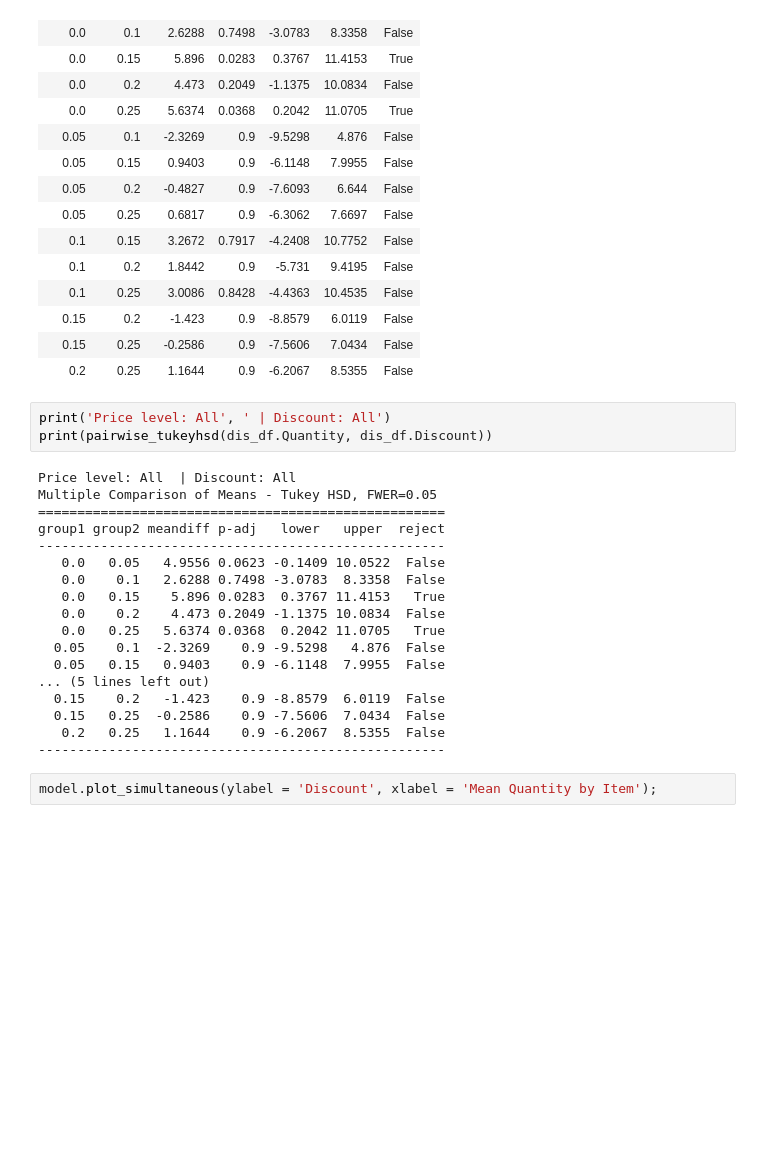
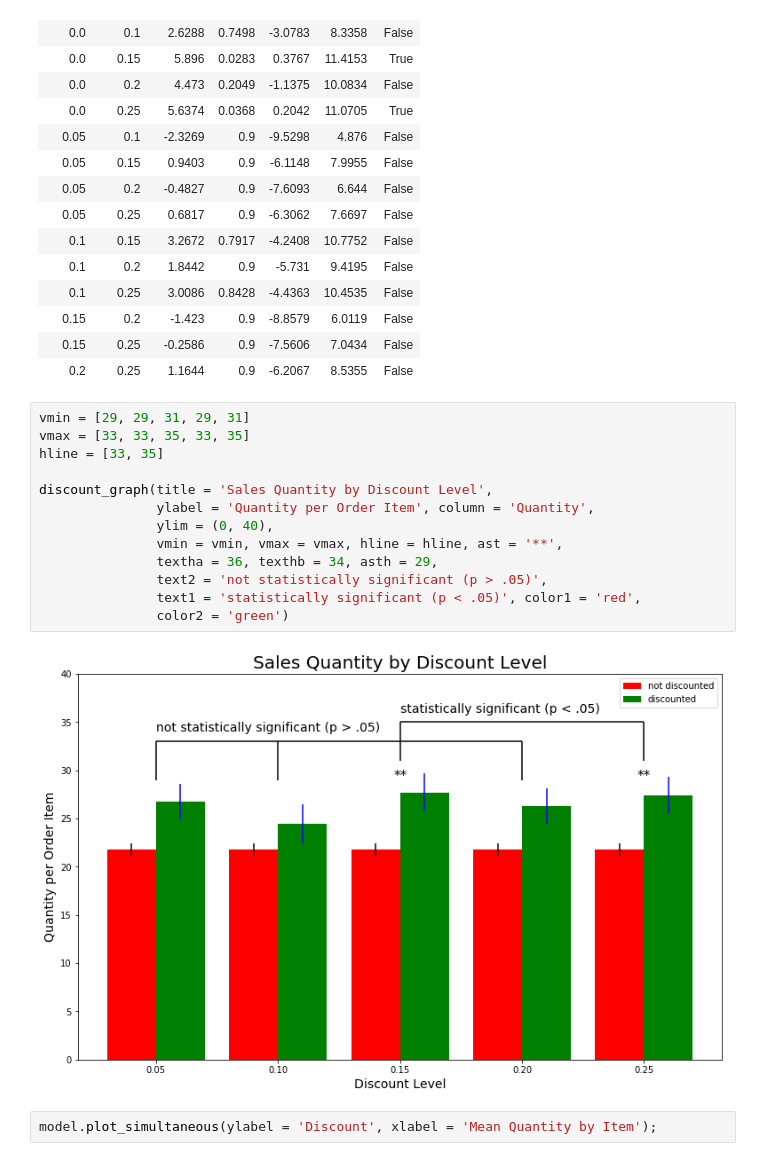
Before and after one commit to terryollila/dsc-mod-3-project-online-ds-ft-100719, a Jupyter notebook: student.ipynb, the cells around one changed output. Saved outputs shown, nothing was run; the diff lists cells and outputs as text; blank space fills up the shorter version.

```diff
--- a/student.ipynb
+++ b/student.ipynb
@@ -901,27 +988,21 @@ Multiple Comparison of Means - Tukey HSD, FWER=0.05
 | 0.15 | 0.2 | -1.423 | 0.9 | -8.8579 | 6.0119 | False |
 | 0.15 | 0.25 | -0.2586 | 0.9 | -7.5606 | 7.0434 | False |
 | 0.2 | 0.25 | 1.1644 | 0.9 | -6.2067 | 8.5355 | False |
-# %%
-print('Price level: All', ' | Discount: All')
-print(pairwise_tukeyhsd(dis_df.Quantity, dis_df.Discount))
-# %% [output]
-Price level: All  | Discount: All
-Multiple Comparison of Means - Tukey HSD, FWER=0.05
-====================================================
-group1 group2 meandiff p-adj   lower   upper  reject
-----------------------------------------------------
-   0.0   0.05   4.9556 0.0623 -0.1409 10.0522  False
-   0.0    0.1   2.6288 0.7498 -3.0783  8.3358  False
-   0.0   0.15    5.896 0.0283  0.3767 11.4153   True
-   0.0    0.2    4.473 0.2049 -1.1375 10.0834  False
-   0.0   0.25   5.6374 0.0368  0.2042 11.0705   True
-  0.05    0.1  -2.3269    0.9 -9.5298   4.876  False
-  0.05   0.15   0.9403    0.9 -6.1148  7.9955  False
-... (5 lines left out)
-  0.15    0.2   -1.423    0.9 -8.8579  6.0119  False
-  0.15   0.25  -0.2586    0.9 -7.5606  7.0434  False
-   0.2   0.25   1.1644    0.9 -6.2067  8.5355  False
-----------------------------------------------------
+# %%
+vmin = [29, 29, 31, 29, 31]
+vmax = [33, 33, 35, 33, 35]
+hline = [33, 35]
+
+discount_graph(title = 'Sales Quantity by Discount Level',
+               ylabel = 'Quantity per Order Item', column = 'Quantity',
+               ylim = (0, 40),
+               vmin = vmin, vmax = vmax, hline = hline, ast = '**',
+               textha = 36, texthb = 34, asth = 29,
+               text2 = 'not statistically significant (p > .05)',
+               text1 = 'statistically significant (p < .05)', color1 = 'red',
+               color2 = 'green')
+# %% [output]
+[figure, added]
 # %%
 model.plot_simultaneous(ylabel = 'Discount', xlabel = 'Mean Quantity by Item');
 # %% [output]
```
Also changed, not shown: parts of 98 cells of this notebook, 1 other file.
